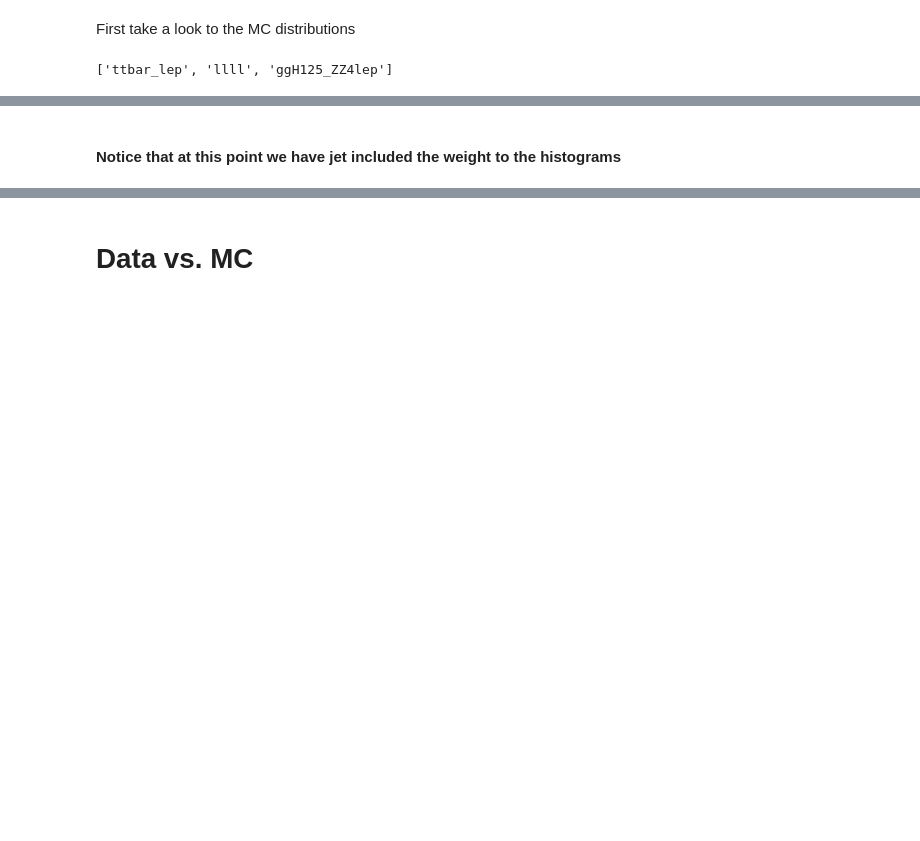
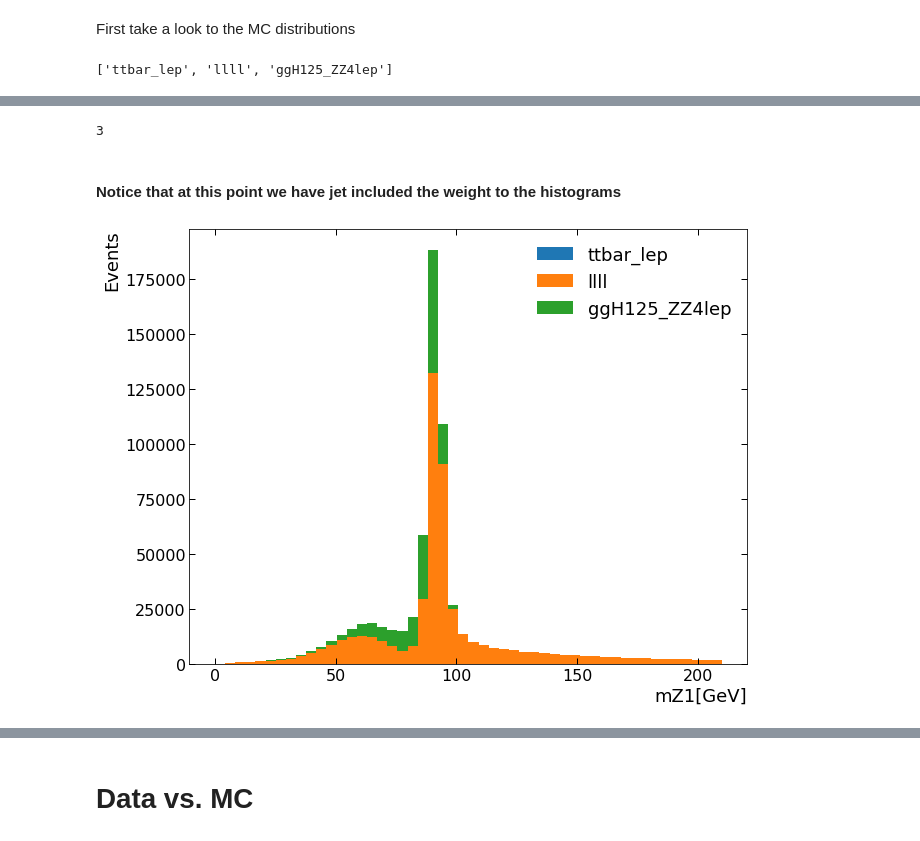
Before and after one commit to Marchela04/Cap4-Matplotlib, a Jupyter notebook: Matplotlib_v0.ipynb, the cells around one changed output, grey strips where cells are left out. Drawn from its saved outputs; the diff is of its cells as text; code cells hidden in the pictures; blank space fills up the shorter version.

```diff
--- a/Matplotlib_v0.ipynb
+++ b/Matplotlib_v0.ipynb
@@ -80,6 +118,15 @@ rangos=[[60,120],[60,120]]
 variables=['mZ1', 'mZ2']
+# %%
+var_samples=stack_mc_list('mZ1')
+print(len(var_samples))
+# %% [output]
+3
 # %% [markdown]
 #### Notice that at this point we have jet included the weight to the histograms
+# %%
+plot_stacklist(var_samples, mc_samples,'mZ1','[GeV]',[0,210],50)
+# %% [output]
+[figure, added]
 # %%
 for i,var in enumerate(variables):
     var_samples=stack_mc_list(var)
```
Also changed, not shown: parts of 10 cells of this notebook, 2 other files.
